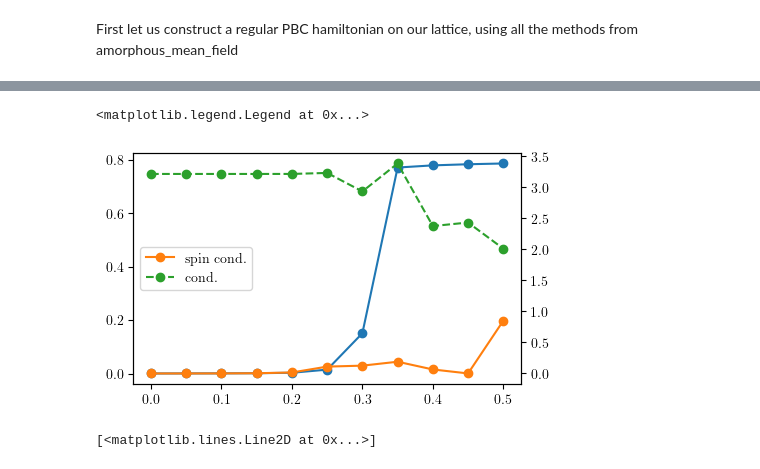
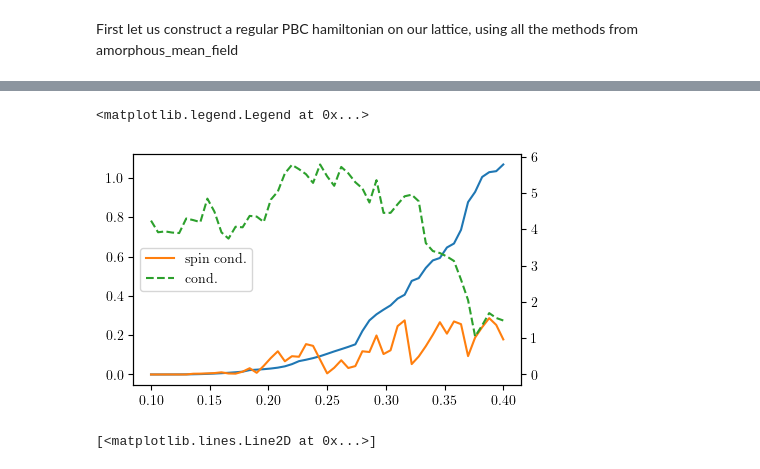
Before and after one commit to dpreuo/alter_morph, a Jupyter notebook: scan_Js.ipynb, the cells around one changed output, grey strips where cells are left out. Saved outputs shown, nothing was run; the diff lists cells and outputs as text; code cells hidden in the pictures.

```diff
--- a/scan_Js.ipynb
+++ b/scan_Js.ipynb
@@ -37,7 +34,7 @@ First let us construct a regular PBC hamiltonian on our lattice, using all the m
 import koala.graph_utils
 
 # create lattice
-system_length = 10
+system_length = 15
 lattice_type = "voronoi"
 lattice = alter_lattice_maker(system_length, lattice_type)
 lattice = koala.graph_utils.cut_boundaries(lattice, [False, True])
@@ -45,29 +42,33 @@ lattice = koala.graph_utils.cut_boundaries(lattice, [False, True])
 # set parameters, scan different values of J
 t1 = 1  # orbital parallel neighbor hopping
 t2 = 0.5  # orbital perpendicular neighbor hopping
-Js = np.linspace(0.,0.5,11)  # Interaction strength
-filling = 0.2  # filling of the lattice
-theta_offset = np.pi/4 #global rotation of the orbitals
+Js = np.linspace(0.1,0.4,201)  # Interaction strength
+filling = 0.3  # filling of the lattice
+theta_offset = 0 #global rotation of the orbitals
 
 tol_mdiff = 1e-3
 n_fock_steps = 300  # number of Hartree-Fock steps
 lead_symmetry = np.diag([-1,-1,1,1])
 
 results = []
+initial_m = np.full(lattice.n_vertices, 1)  # initial magnetization
+initial_n = np.full(lattice.n_vertices, filling*4)  # initial magnetization
 
-for J in Js:
-    initial_m = np.full(lattice.n_vertices, 1)  # initial magnetization
+for J in Js[::-1]:
+
     initial_parameters = {
         "t1": t1,
         "t2": t2,
         "J": J,
+        'U':J,
         "filling": filling,
         "initial_m": initial_m,
+        "initial_n": initial_n,
         "theta_offset": theta_offset
     }
 
 
-    m_values = hartree_fock(lattice, initial_parameters, n_fock_steps,tol_mdiff=1e-2)
+    m_values,n_values = hartree_fock(lattice, initial_parameters, n_fock_steps,tol_mdiff=1e-2)
 
     # make ham and solve
     hamiltonian = alt_hamiltonian(
@@ -75,11 +76,18 @@ for J in Js:
         initial_parameters["t1"],
         initial_parameters["t2"],
         initial_parameters["J"],
+        initial_parameters['J'],
         m_values[-1],
+        n_values[-1],
         theta_offset = initial_parameters['theta_offset']
     )
     energies, states = la.eigh(hamiltonian)
 
-    results.append(dict(initial_m=initial_m,initial_parameters=initial_parameters,m_values=m_values,lattice=lattice))
+    results.append(dict(initial_m=initial_m,initial_parameters=initial_parameters,m_values=m_values,n_values=n_values,lattice=lattice))
+
+    initial_m = m_values[-1]  # initial magnetization
+    initial_n = n_values[-1]  # initial density
+
+results = results[::-1]
 # %%
 # plot that shit for one J
@@ -120,11 +130,13 @@ for result in results:
         result['initial_parameters']["t1"],
         result['initial_parameters']["t2"],
         result['initial_parameters']["J"],
+        result['initial_parameters']["J"],
         result['m_values'][-1],
+        result['n_values'][-1],
     )
 
     n_orbitals = 4
-    lead_onsite = np.eye(n_orbitals)
+    lead_onsite = -np.eye(n_orbitals)
     lead_coupling = np.eye(n_orbitals)
 
     contact_lattice, k_lattice, k_system, contact_vertices = (
@@ -141,19 +153,19 @@ for result in results:
 # %%
 g_spin = np.abs([result['spin_cond'][0,0]-result['spin_cond'][1,1] for result in results])
 g = np.abs([result['spin_cond'][0,0]+result['spin_cond'][1,1] for result in results])
 
 m_avg = [result['m_values'][-1].mean() for result in results]
 
 fig, ax = plt.subplots(1, 1, figsize=(5, 3))
 axL = ax.twinx()
-ax.plot(Js,m_avg,'-o',color='tab:blue',label='avg. magnetization')
-axL.plot(Js,g_spin,'-o',color='tab:orange',label='spin cond.')
-axL.plot(Js,g,'--o',color='tab:green',label='cond.')
+ax.plot(Js,m_avg,'-',color='tab:blue',label='avg. magnetization')
+axL.plot(Js,g_spin,'-',color='tab:orange',label='spin cond.')
+axL.plot(Js,g,'--',color='tab:green',label='cond.')
 
 axL.legend()
 # %% [output]
 <matplotlib.legend.Legend at 0x...>
-[figure, old version]
+[figure, new version]
 # %%
 # plot that shit for one J
 
```
Also changed, not shown: parts of 2 cells of this notebook, 5 other files.
